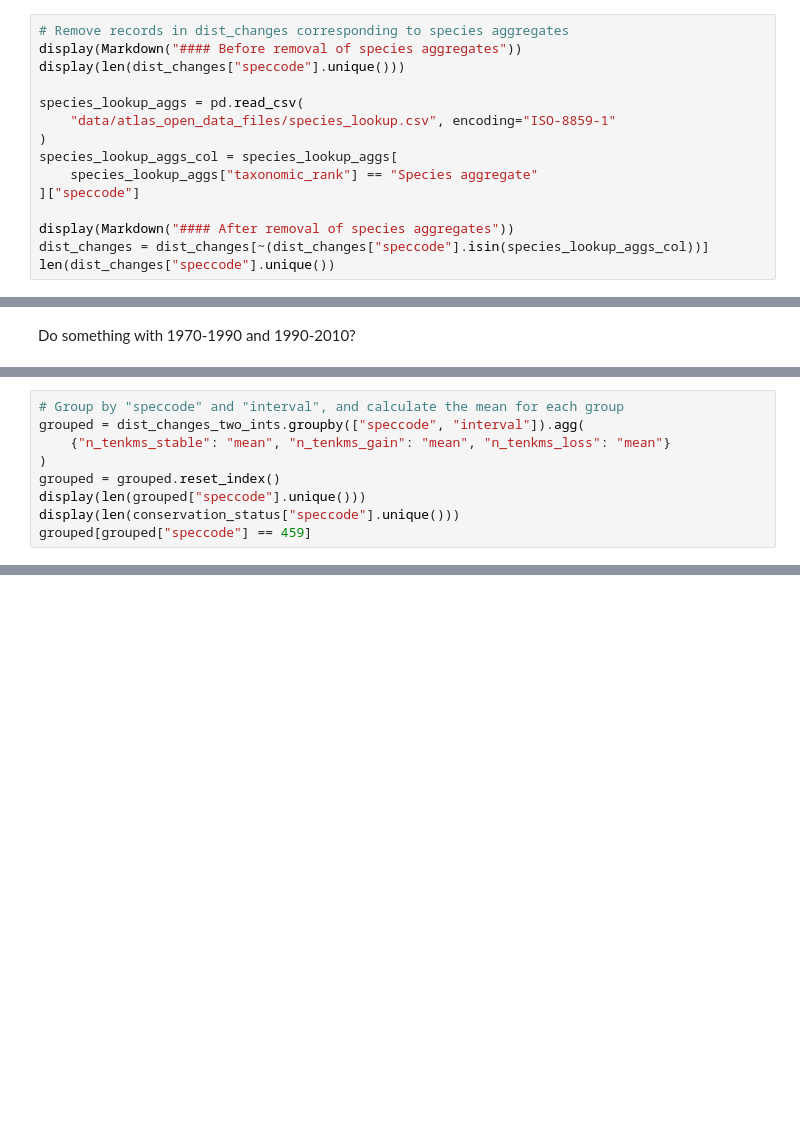
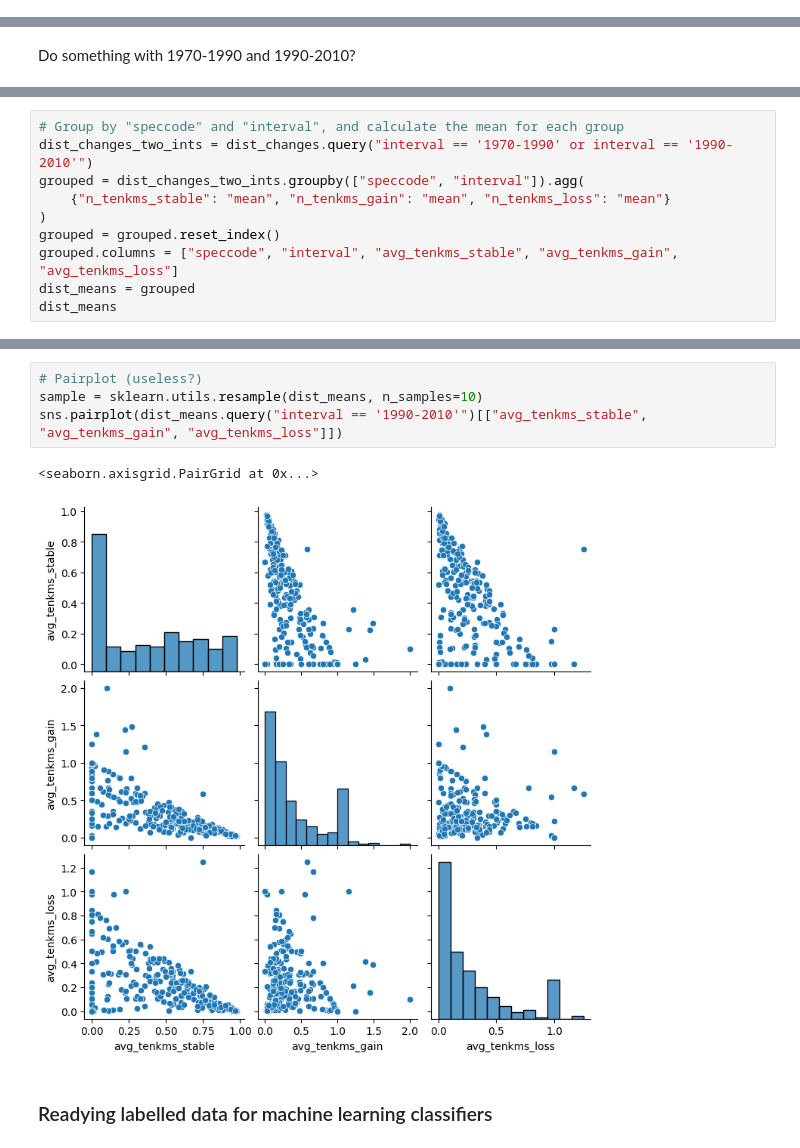
Before and after one commit to sjb296/bird-status-neural-networks, a Jupyter notebook: main.ipynb, the cells around one changed output, grey strips where cells are left out. Cells and saved outputs as stored; diff of their text form; blank space fills up the shorter version.

```diff
--- a/main.ipynb
+++ b/main.ipynb
@@ -156,18 +158,3 @@ LONG_TAILED_TIT = 431
 
 ### Bird distribution data
 - Problem: Different number of species studied in different atlases
-# %%
-# Remove records in dist_changes corresponding to species aggregates
-display(Markdown("#### Before removal of species aggregates"))
-display(len(dist_changes["speccode"].unique()))
-
-species_lookup_aggs = pd.read_csv(
-    "data/atlas_open_data_files/species_lookup.csv", encoding="ISO-8859-1"
-)
-species_lookup_aggs_col = species_lookup_aggs[
-    species_lookup_aggs["taxonomic_rank"] == "Species aggregate"
-]["speccode"]
-
-display(Markdown("#### After removal of species aggregates"))
-dist_changes = dist_changes[~(dist_changes["speccode"].isin(species_lookup_aggs_col))]
-len(dist_changes["speccode"].unique())
@@ -201,10 +198,11 @@ display(len(dist_changes[dist_changes["interval"] == "1970-2010"]["speccode"].un
 # %%
 # Group by "speccode" and "interval", and calculate the mean for each group
+dist_changes_two_ints = dist_changes.query("interval == '1970-1990' or interval == '1990-2010'")
 grouped = dist_changes_two_ints.groupby(["speccode", "interval"]).agg(
     {"n_tenkms_stable": "mean", "n_tenkms_gain": "mean", "n_tenkms_loss": "mean"}
 )
 grouped = grouped.reset_index()
-display(len(grouped["speccode"].unique()))
-display(len(conservation_status["speccode"].unique()))
-grouped[grouped["speccode"] == 459]
+grouped.columns = ["speccode", "interval", "avg_tenkms_stable", "avg_tenkms_gain", "avg_tenkms_loss"]
+dist_means = grouped
+dist_means
 # %% [output]
@@ -215,0 +236,9 @@ grouped[grouped["speccode"] == 459]
+# %%
+# Pairplot (useless?)
+sample = sklearn.utils.resample(dist_means, n_samples=10)
+sns.pairplot(dist_means.query("interval == '1990-2010'")[["avg_tenkms_stable", "avg_tenkms_gain", "avg_tenkms_loss"]])
+# %% [output]
+<seaborn.axisgrid.PairGrid at 0x...>
+[figure, added]
+# %% [markdown]
+### Readying labelled data for machine learning classifiers
```
Also changed, not shown: parts of 18 cells of this notebook.
